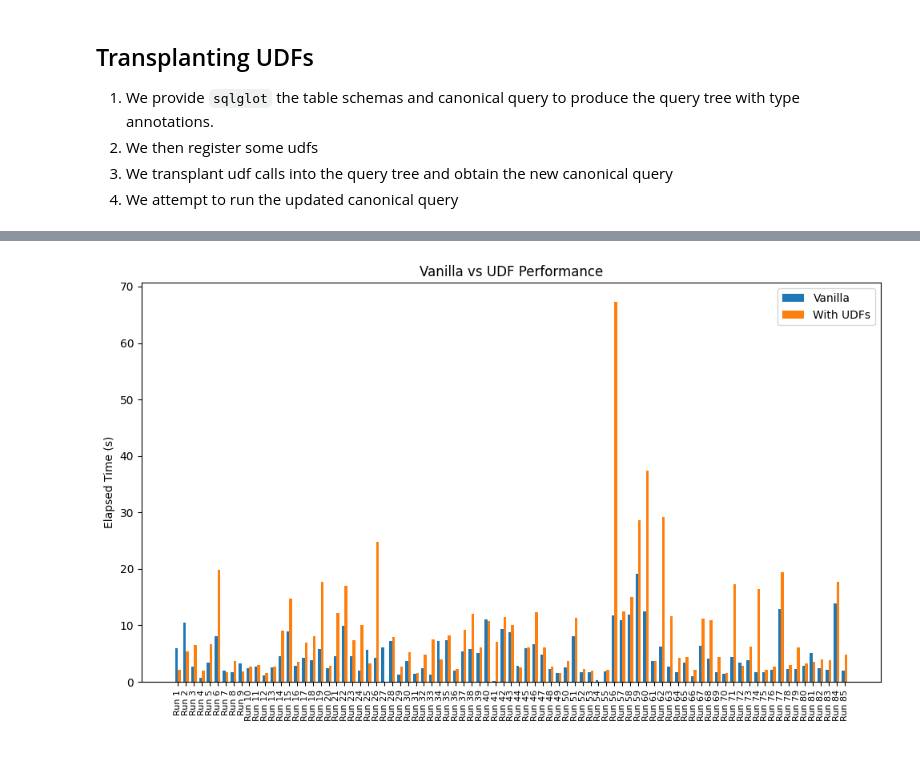
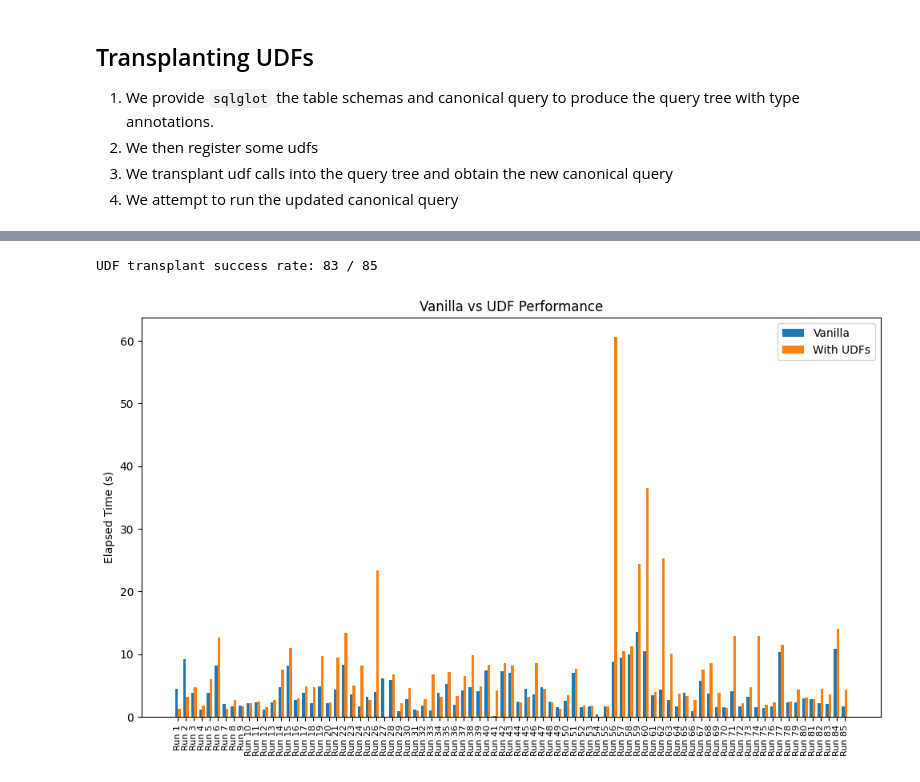
Before and after one commit to pmukho/CS230-Project, a Jupyter notebook: sql_annotated/tpc-ds-runner.ipynb, the cells around one changed output, grey strips where cells are left out. Cells and saved outputs as stored; diff of their text form; code cells hidden in the pictures.

Commit message:
Ran TPC-DS w/ advanced UDFs
See tpc-ds-runner notebook for visuals. Achieved same transplant rate
success as using identity udfs only increasing spark driver memory size
from 1gb to 3gb.

```diff
--- a/sql_annotated/tpc-ds-runner.ipynb
+++ b/sql_annotated/tpc-ds-runner.ipynb
@@ -5,7 +5,13 @@
 # %%
 from pyspark.sql import SparkSession
 
-spark = SparkSession.builder.appName("TPC-DS Loader").getOrCreate()
+spark = (
+    SparkSession.builder
+    .appName("TPC-DS Loader")
+    .master("local[*]")
+	.config("spark.driver.memory", "3g")
+    .getOrCreate()
+)
 # %% [output]
 WARNING: Using incubator modules: jdk.incubator.vector
 Using Spark's default log4j profile: org/apache/spark/log4j2-defaults.properties
@@ -119,13 +125,10 @@ for sql_file in sorted(sql_dir.glob("*.sql")):
 			df = spark.sql(query).count()
 			runnable.append({
 				"query": query,
-				"elapsed_time_without_udfs": time.time() - start_time,
+				"elapsed_time_vanilla": time.time() - start_time,
 			})
 		except Exception as e:
 			print(f"Error executing query from {sql_file}")
-
-print(f"Total queries processed: {total_queries}")
-print(f"Total runnable queries: {len(runnable)}")
 # %% [output]
 Error executing query from processed_queries/query_102.sql
 Error executing query from processed_queries/query_15.sql
@@ -343,28 +348,32 @@ UDF transplant success rate: 83 / 85
+# %%
+print(f"UDF transplant success rate: {successful_queries} / {len(runnable)}")
+# %% [output]
+UDF transplant success rate: 83 / 85
 # %%
 import matplotlib.pyplot as plt
 
-vanilla_times = [r["elapsed_time_without_udfs"] for r in runnable]
-udf_times = [r["elpased_time_with_udfs"] for r in runnable]
+vanilla_times = [r["elapsed_time_vanilla"] for r in runnable]
+udf_times = [r["elapsed_time_identity_udfs"] for r in runnable]
 
 x = np.arange(len(vanilla_times))  # x-axis positions
 width = 0.35
 
 fig, ax = plt.subplots(figsize=(10, 6))
 
 ax.bar(x - width/2, vanilla_times, width, label='Vanilla')
 ax.bar(x + width/2, udf_times, width, label='With UDFs')
 
 ax.set_xticks(x)
 ax.set_xticklabels([f"Run {i+1}" for i in x], rotation=90, fontsize=8)
 
 ax.set_ylabel("Elapsed Time (s)")
 ax.set_title("Vanilla vs UDF Performance")
 ax.legend()
 
 plt.tight_layout()
 plt.show()
 # %% [output]
-[figure, old version]
+[figure, new version]
 # %%
 relative_change = [(u - v)/v for u, v in zip(udf_times, vanilla_times)]
 
```
Also changed, not shown: parts of 16 cells of this notebook.
